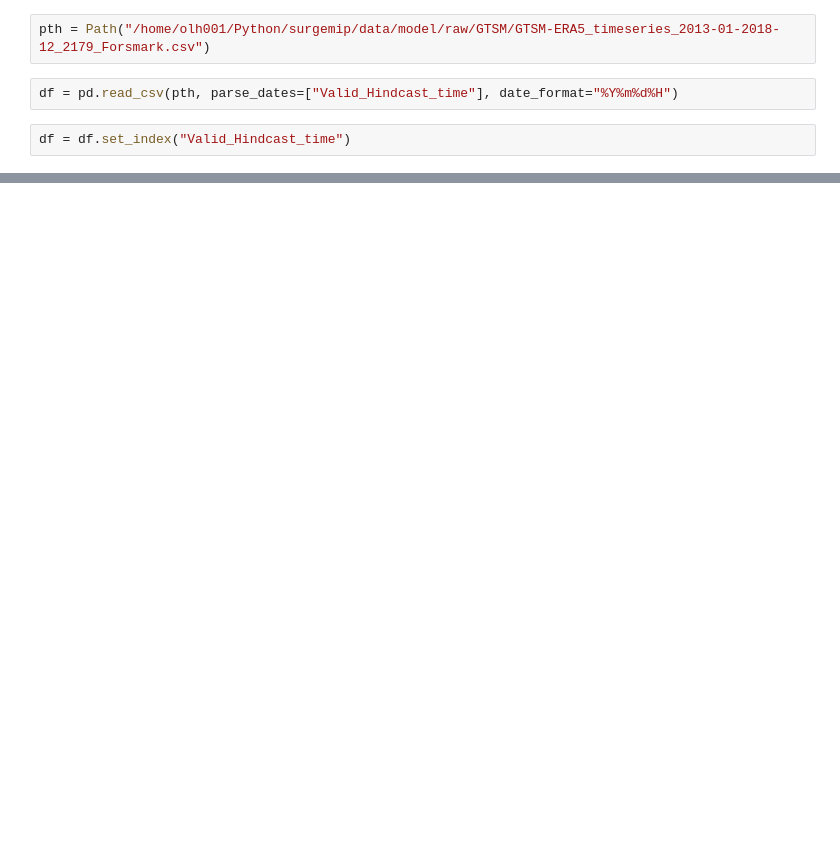
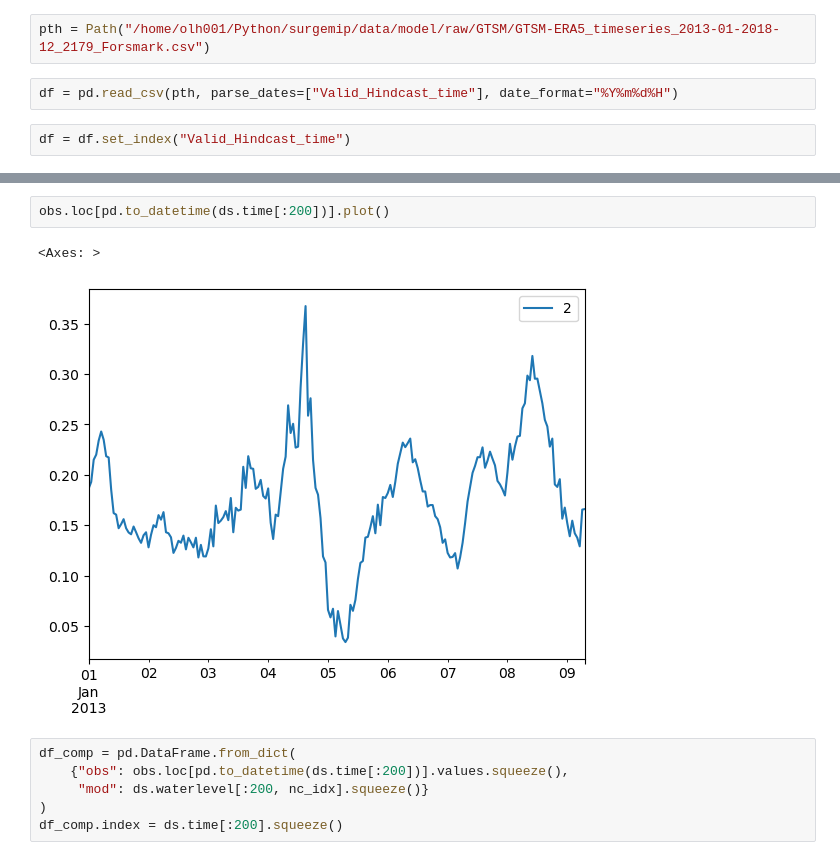
Before and after one commit to eccc-storm-surge/surgemip, a Jupyter notebook: notebooks/test-gtsm.ipynb, the cells around one changed output, grey strips where cells are left out. Saved outputs shown, nothing was run; the diff lists cells and outputs as text; blank space fills up the shorter version.

```diff
--- a/notebooks/test-gtsm.ipynb
+++ b/notebooks/test-gtsm.ipynb
@@ -19,0 +34,11 @@ df.WaterLevel[:200].hvplot()
+# %%
+obs.loc[pd.to_datetime(ds.time[:200])].plot()
+# %% [output]
+<Axes: >
+[figure, added]
+# %%
+df_comp = pd.DataFrame.from_dict(
+    {"obs": obs.loc[pd.to_datetime(ds.time[:200])].values.squeeze(),
+     "mod": ds.waterlevel[:200, nc_idx].squeeze()}
+)
+df_comp.index = ds.time[:200].squeeze()
```
Also changed, not shown: parts of 5 cells of this notebook, 6 other files.
